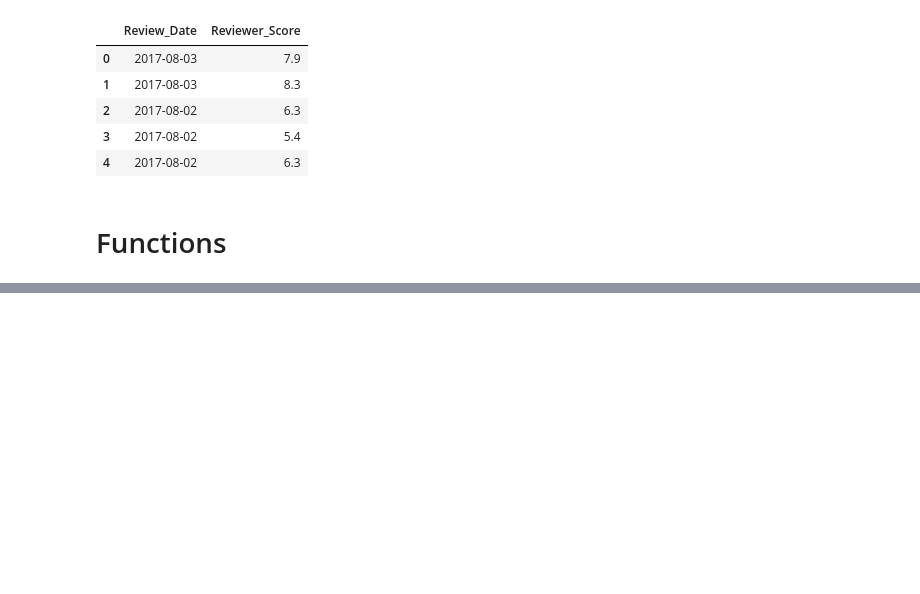
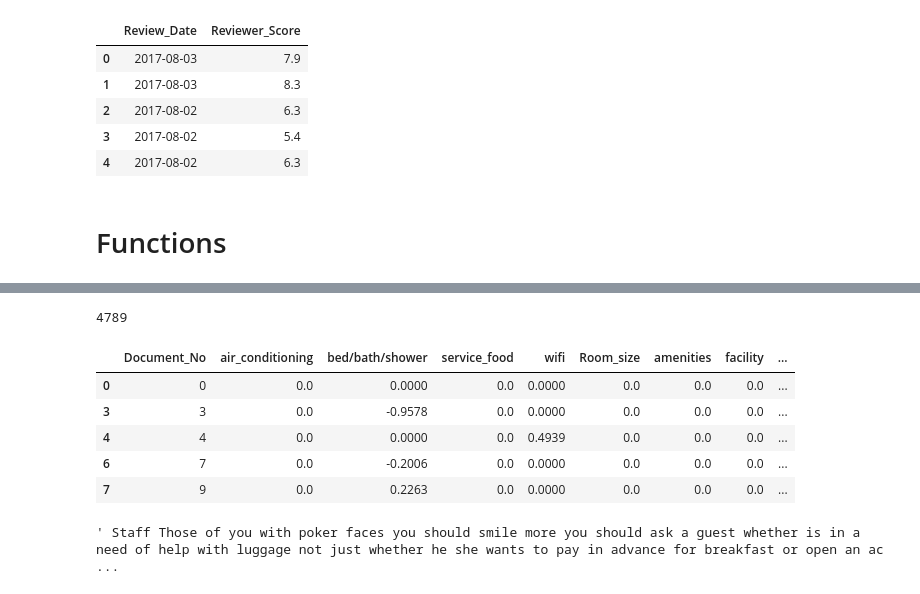
Before and after one commit to NiloofarJalali/insight-project, a Jupyter notebook: notebooks/archive/HotelWatch_version_1.ipynb, the cells around one changed output, grey strips where cells are left out. Drawn from its saved outputs; the diff is of its cells as text; code cells hidden in the pictures; blank space fills up the shorter version.

Commit message:
mvp code finalized

```diff
--- a/notebooks/archive/HotelWatch_version_1.ipynb
+++ b/notebooks/archive/HotelWatch_version_1.ipynb
@@ -1153,0 +348,31 @@ for m, cv in zip(x, coherence_values):
+# %%
+Tp1.shape[0]
+# %% [output]
+4789
+# %%
+common_columns=list(set(Tp1.columns).intersection(Tn1.columns))
+common_columns.append('Document_No')
+# common_columns.remove('None')
+# %%
+Tp1=Tn1.merge(Tp1,on=common_columns)
+# %%
+# Tp1=Tp1.drop(['None'],axis=1)
+Tp1=Tp1.fillna(0)
+Tp1=Tp1.merge(neg_topic_final[['Document_No','Review_Date','Reviewer_Score']],on=['Document_No'])
+# Tp1
+# %%
+zero_col=['general','Decoration','parking','staff_receptionist']
+Tp1=Tp1.drop(zero_col,axis=1)
+Tp1['sum']=Tp1['air_conditioning']+Tp1['bed/bath/shower']+Tp1['service_food']+Tp1['wifi']+Tp1['Room_size']+Tp1['amenities']+Tp1['facility']+Tp1['location']+Tp1['price']
+Tp1=Tp1[Tp1['sum']!=0]
+# %%
+# xx=Tp1[['Decoration','Review_Date']]
+
+Tp1.head()
+# %% [output]
+|  | Document_No | air_conditioning | bed/bath/shower | service_food | wifi | Room_size | amenities | facility | ... |
+| 0 | 0 | 0.0 | 0.0000 | 0.0 | 0.0000 | 0.0 | 0.0 | 0.0 | ... |
+| 3 | 3 | 0.0 | -0.9578 | 0.0 | 0.0000 | 0.0 | 0.0 | 0.0 | ... |
+| 4 | 4 | 0.0 | 0.0000 | 0.0 | 0.4939 | 0.0 | 0.0 | 0.0 | ... |
+| 6 | 7 | 0.0 | -0.2006 | 0.0 | 0.0000 | 0.0 | 0.0 | 0.0 | ... |
+| 7 | 9 | 0.0 | 0.2263 | 0.0 | 0.0000 | 0.0 | 0.0 | 0.0 | ... |
@@ -1153,0 +389,4 @@ for m, cv in zip(x, coherence_values):
+# %%
+negative_topic.loc[25,'Text']
+# %% [output]
+' Staff Those of you with poker faces you should smile more you should ask a guest whether is in a need of help with luggage not just whether he she wants to pay in advance for breakfast or open an ac ...
```
Also changed, not shown: parts of 110 cells of this notebook, 1 other file.
